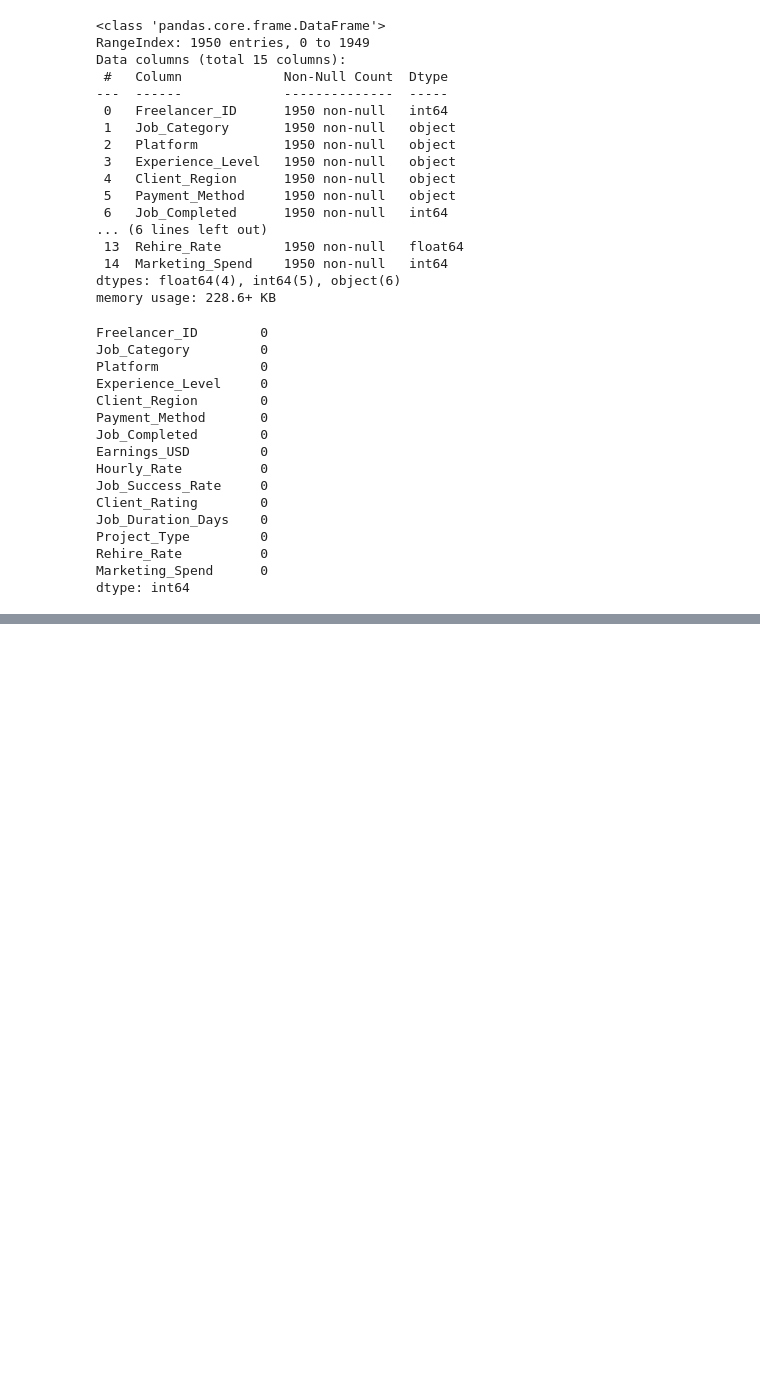
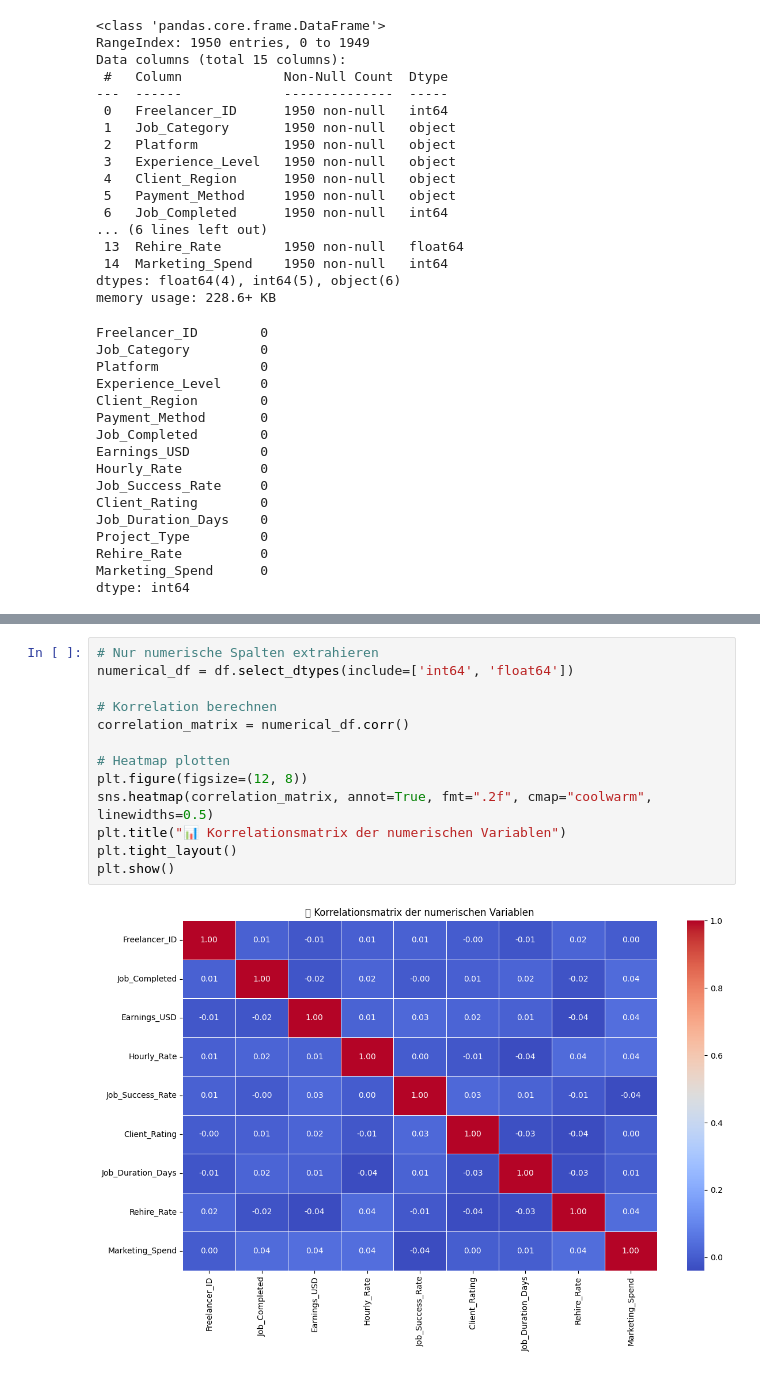
Before and after one commit to Odin2325/GPFreelanceEarningsML, a Jupyter notebook: notebooks/bereinigung.ipynb, the cells around one changed output, grey strips where cells are left out. Drawn from its saved outputs; the diff is of its cells as text; blank space fills up the shorter version.

Commit message:
- Explorative Datenanalyse (EDA) mit Visualisierungen - Identifikation relevanter Merkmale für das Modell

```diff
--- a/notebooks/bereinigung.ipynb
+++ b/notebooks/bereinigung.ipynb
@@ -55,0 +109,15 @@ dtype: int64
+# %%
+# Nur numerische Spalten extrahieren
+numerical_df = df.select_dtypes(include=['int64', 'float64'])
+
+# Korrelation berechnen
+correlation_matrix = numerical_df.corr()
+
+# Heatmap plotten
+plt.figure(figsize=(12, 8))
+sns.heatmap(correlation_matrix, annot=True, fmt=".2f", cmap="coolwarm", linewidths=0.5)
+plt.title("📊 Korrelationsmatrix der numerischen Variablen")
+plt.tight_layout()
+plt.show()
+# %% [output]
+[figure, added]
```
Also changed, not shown: parts of 9 cells of this notebook.
